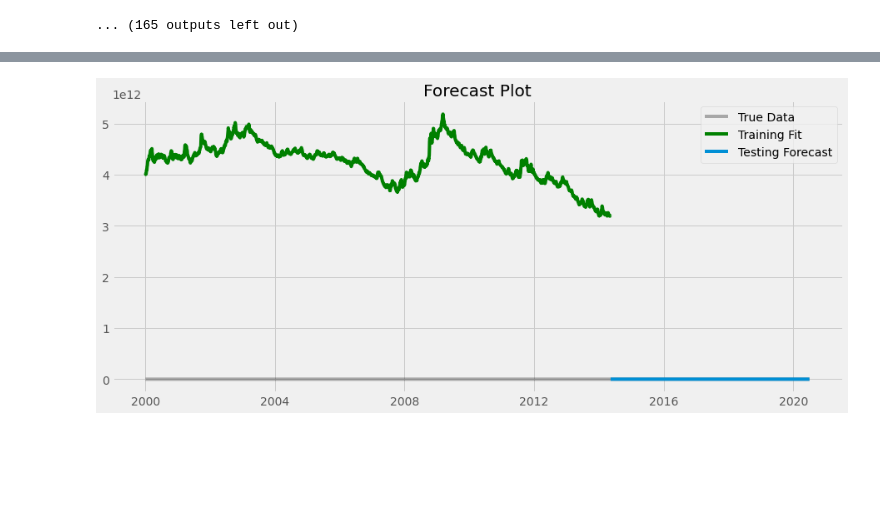
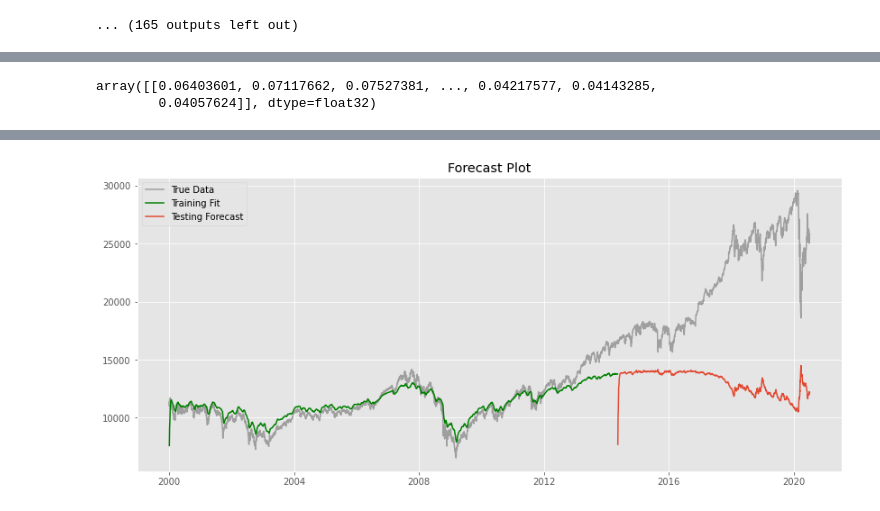
Before and after one commit to saritmaitra/Trading-strategy, a Jupyter notebook: LSTM_DJI.ipynb, the cells around one changed output, grey strips where cells are left out. Saved outputs shown, nothing was run; the diff lists cells and outputs as text; code cells hidden in the pictures; blank space fills up the shorter version.

```diff
--- a/LSTM_DJI.ipynb
+++ b/LSTM_DJI.ipynb
@@ -1907,0 +2099,4 @@ Train Score: 0.18 RMSE
+# %%
+# inverse train transformation
+train_predict = scaler.inverse_transform(train_predict.reshape(-1,1))
+train_predict
@@ -1909,7 +2112,7 @@ Train Score: 0.18 RMSE
 from keras.preprocessing.sequence import pad_sequences
 
 # Pad input sequence
-testPredict = pad_sequences(test_x,
-                                maxlen=train_x.shape[1],
-                                padding='post',
-                                dtype='float64')
+# pad_sequences is used to ensure that all sequences in a list have the same length.
+test_predict = pad_sequences(test_x,maxlen=train_x.shape[1], padding='post',
+                             value=0,dtype='float')
+test_predict
@@ -1916 +2127,4 @@ testPredict = pad_sequences(test_x,
+# %%
+# forecast values
+test_predict = seq_lstm_model.predict(test_predict)
 # %%
@@ -1943,4 +2135,4 @@ pd.DataFrame(trainPredict)
 # %%
-# inverse transformation
-trainPredict = scaler.inverse_transform(trainPredict.reshape(-1,1))
-testPredict = scaler.inverse_transform(testPredict.reshape(-1,1))
+# inverse test transformation
+test_predict = scaler.inverse_transform(test_predict.reshape(-1,1))
+test_predict
@@ -1959,22 +2147,27 @@ pd.DataFrame(trainPredict, index = dji_close_series.index[1:train_size])
+# %%
+train_predict.reshape((train_predict.shape[0], -1))
+# %% [output]
+array([[0.06403601, 0.07117662, 0.07527381, ..., 0.04217577, 0.04143285,
+        0.04057624]], dtype=float32)
 # %%
 # plot the true and forecasted values
-train_size = len(trainPredict)+1
+train_size = len(train_predict)+1
 
-plt.plot(sp_close_series.index,
-         sp_close_series.values,c='black',
+plt.plot(dji_series.index,
+         dji_series.values,c='black',
          alpha=0.3,label='True Data')
-plt.plot(sp_close_series.index[1:train_size],
-         trainPredict,label='Training Fit',c='g')
-plt.plot(sp_close_series.index[train_size+1:],
-         testPredict[:test_x.shape[1]],label='Testing Forecast')
+plt.plot(dji_series.index[1:train_size],
+         train_predict,label='Training Fit',c='g')
+plt.plot(dji_series.index[train_size+1:],
+         test_predict[:test_x.shape[1]],label='Testing Forecast')
 plt.title('Forecast Plot')
 plt.legend()
 plt.show()
 # %% [output]
 [interactive output not drawn]
 [interactive output not drawn]
 [interactive output not drawn]
 [interactive output not drawn]
 [interactive output not drawn]
 [interactive output not drawn]
-[figure, old version]
+[figure, new version]
```
Also changed, not shown: parts of 35 cells of this notebook.
